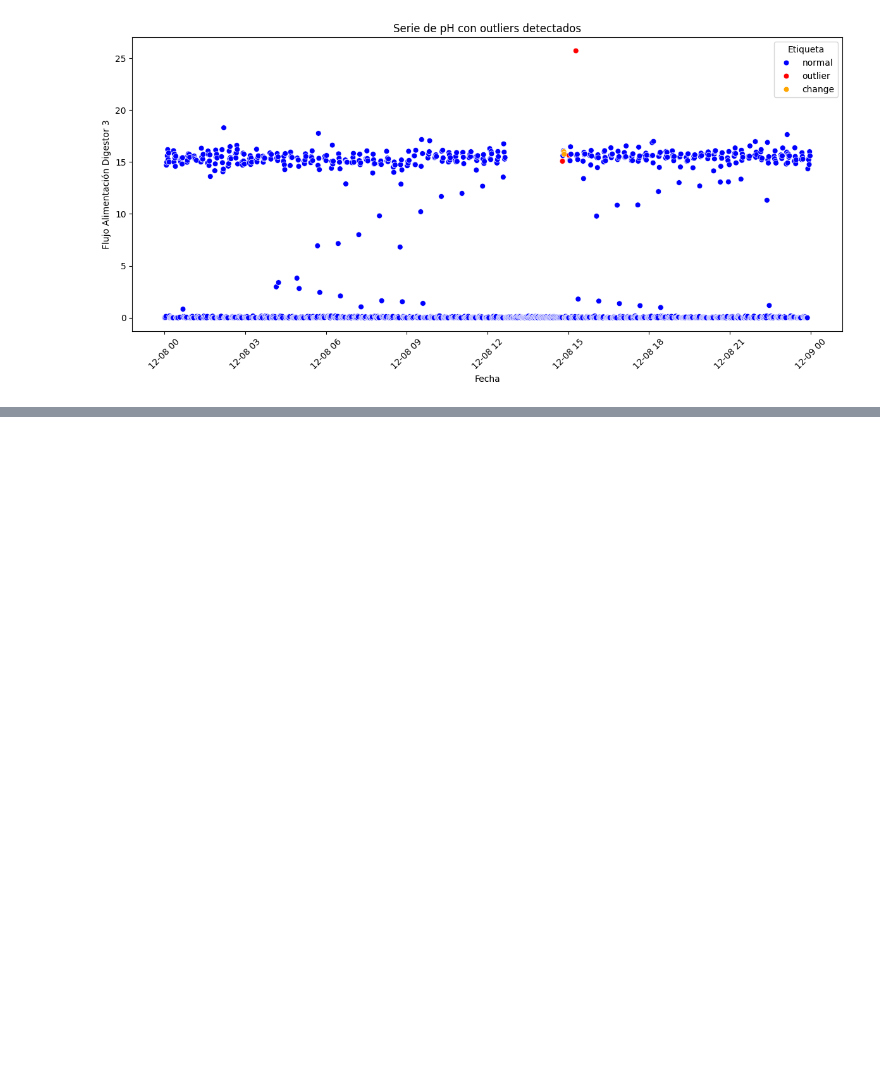
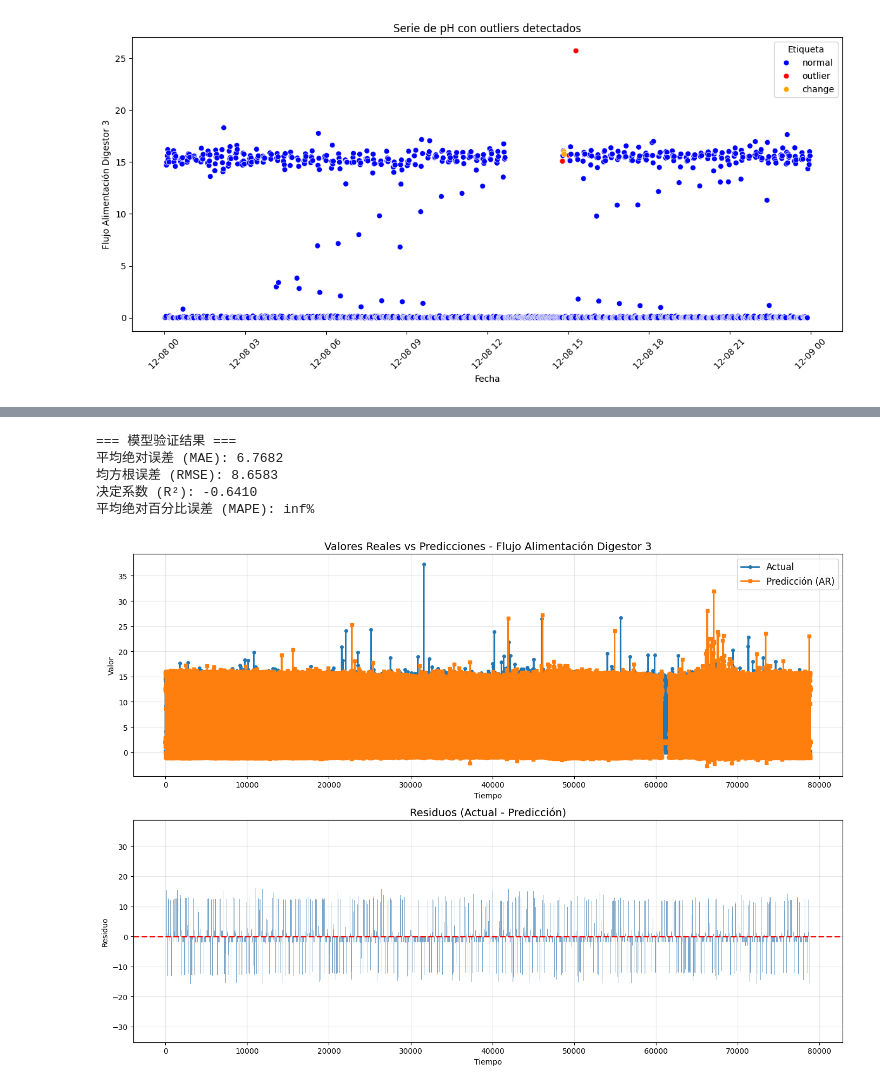
Before and after one commit to fchiapped/Proyecto-Grado, a Jupyter notebook: Modelos/AR_model.ipynb, the cells around one changed output, grey strips where cells are left out. Saved outputs shown, nothing was run; the diff lists cells and outputs as text; code cells hidden in the pictures; blank space fills up the shorter version.

```diff
--- a/Modelos/AR_model.ipynb
+++ b/Modelos/AR_model.ipynb
@@ -166,0 +235,11 @@ plt.show()
+# %%
+# 2. 在训练集上训练AR模型
+df_train_clean = df_train.dropna(subset=[col]).copy()
+x_train = df_train_clean[col].astype(float).values
+
+# 训练AR模型
+ar_train = AutoReg(x_train, lags=2, old_names=False)
+mod_train = ar_train.fit()
+
+print(f'AR模型训练完成')
+print(mod_train.summary())
@@ -166,0 +264,61 @@ plt.show()
+# %%
+# 3. 在验证集上验证：计算预测值和敄差
+df_val_clean = df_val.dropna(subset=[col]).copy()
+x_val = df_val_clean[col].astype(float).values
+
+# 使用训练模型进行预测
+# 预测验证集的所有时間步
+start_idx = 2  # AR(2)需要5个旧值
+y_pred = mod_train.predict(start=start_idx, end=len(x_val)-1, dynamic=False)
+
+# 将预测值与actual对比
+y_actual = x_val[start_idx:]
+
+# 计算预测模式敀差（residuals）
+residuals = y_actual - y_pred
+
+# 计算评估指标
+mae = mean_absolute_error(y_actual, y_pred)
+rmse = np.sqrt(mean_squared_error(y_actual, y_pred))
+r2 = r2_score(y_actual, y_pred)
+mape = np.mean(np.abs((y_actual - y_pred) / y_actual)) * 100
+
+print(f'\n=== 模型验证结果 ===')
+print(f'平均绝对误差 (MAE): {mae:.4f}')
+print(f'均方根误差 (RMSE): {rmse:.4f}')
+print(f'决定系数 (R²): {r2:.4f}')
+print(f'平均绝对百分比误差 (MAPE): {mape:.2f}%')
+# %% [output]
+=== 模型验证结果 ===
+平均绝对误差 (MAE): 6.7682
+均方根误差 (RMSE): 8.6583
+决定系数 (R²): -0.6410
+平均绝对百分比误差 (MAPE): inf%
+# %%
+# 4. 可视化：实际值 vs 预测值
+fig, axes = plt.subplots(2, 1, figsize=(14, 10))
+
+# 第一个图：实际值与预测值对比
+ax1 = axes[0]
+x_range = range(len(y_actual))
+ax1.plot(x_range, y_actual, label='Actual', marker='o', markersize=4, linewidth=2)
+ax1.plot(x_range, y_pred, label='Predicción (AR)', marker='s', markersize=4, linewidth=2)
+ax1.set_title(f'Valores Reales vs Predicciones - {col}', fontsize=14)
+ax1.set_xlabel('Tiempo')
+ax1.set_ylabel('Valor')
+ax1.legend(fontsize=12)
+ax1.grid(True, alpha=0.3)
+
+# 第二个图：敄差布局
+ax2 = axes[1]
+ax2.bar(x_range, residuals, color='steelblue', alpha=0.7)
+ax2.axhline(y=0, color='r', linestyle='--', linewidth=2)
+ax2.set_title('Residuos (Actual - Predicción)', fontsize=14)
+ax2.set_xlabel('Tiempo')
+ax2.set_ylabel('Residuo')
+ax2.grid(True, alpha=0.3)
+
+plt.tight_layout()
+plt.show()
+# %% [output]
+[figure, added]
```
Also changed, not shown: parts of 15 cells of this notebook, 1 other file.
